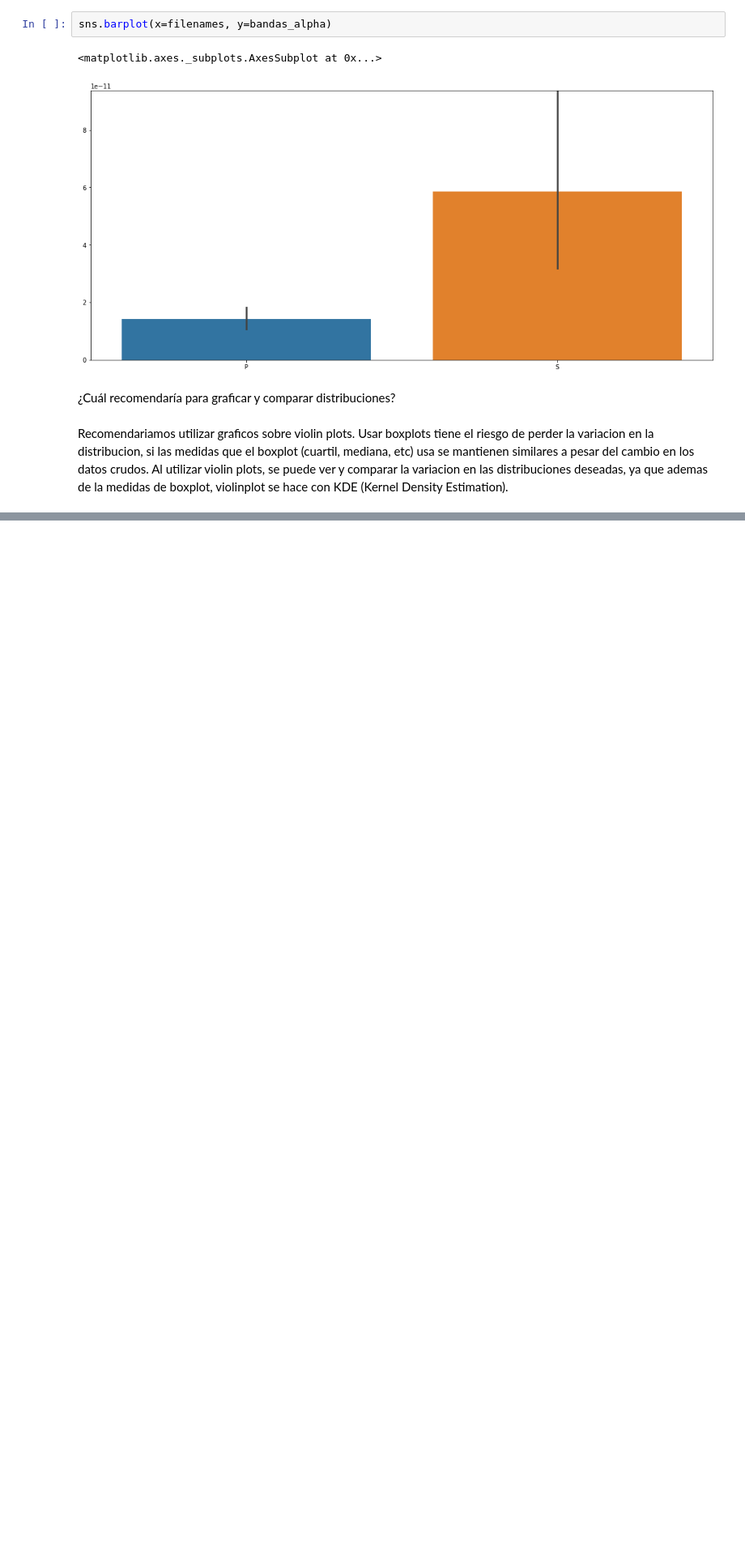
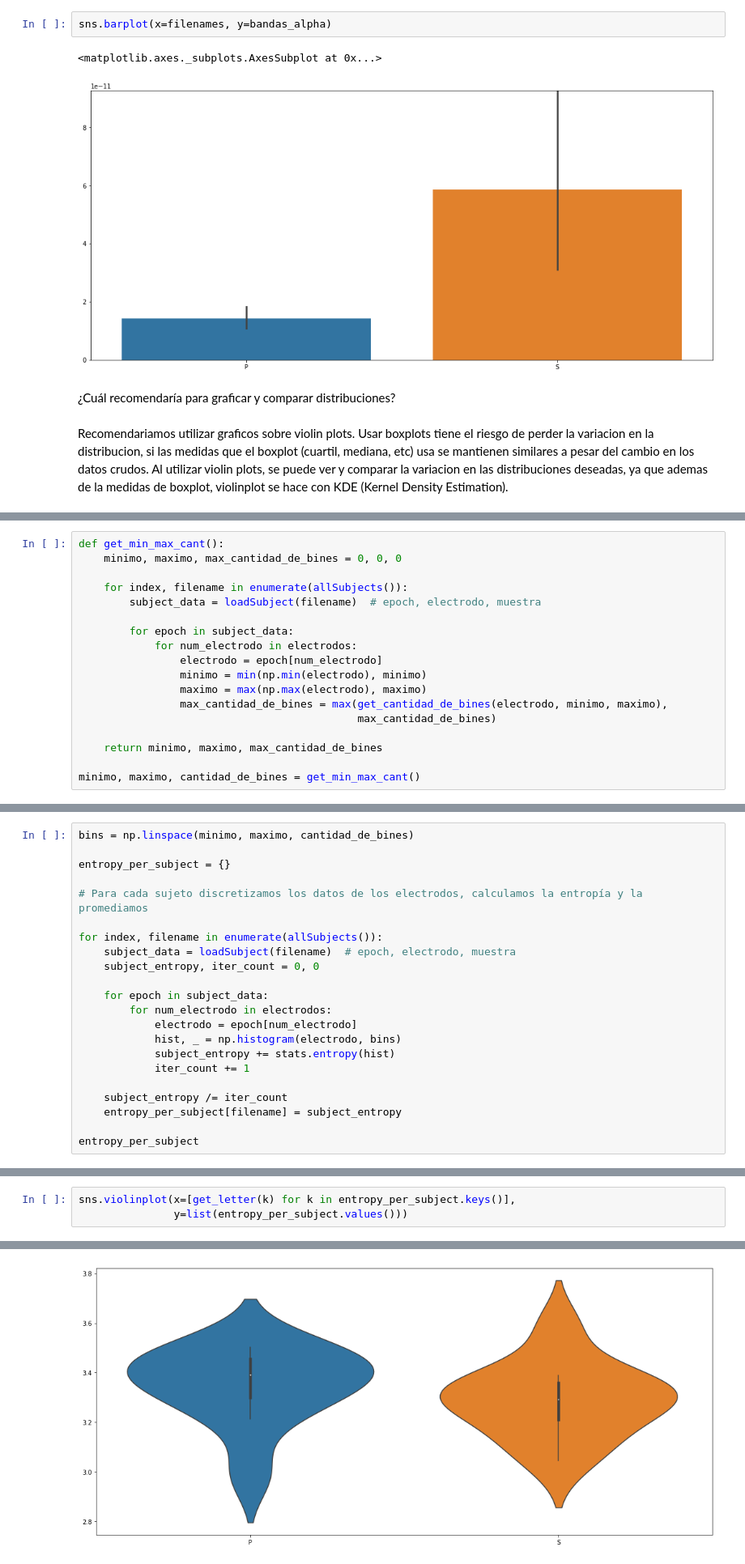
Before and after one commit to dgaus/cienciadatos, a Jupyter notebook: tp2/tp2.ipynb, the cells around one changed output, grey strips where cells are left out. Shown: that part at 81% size. Cells and saved outputs as stored; diff of their text form; blank space fills up the shorter version.

```diff
--- a/tp2/tp2.ipynb
+++ b/tp2/tp2.ipynb
@@ -248,0 +270,18 @@ print(4)
+# %%
+def get_min_max_cant():
+    minimo, maximo, max_cantidad_de_bines = 0, 0, 0
+
+    for index, filename in enumerate(allSubjects()):
+        subject_data = loadSubject(filename)  # epoch, electrodo, muestra
+
+        for epoch in subject_data:
+            for num_electrodo in electrodos:
+                electrodo = epoch[num_electrodo]
+                minimo = min(np.min(electrodo), minimo)
+                maximo = max(np.max(electrodo), maximo)
+                max_cantidad_de_bines = max(get_cantidad_de_bines(electrodo, minimo, maximo),
+                                            max_cantidad_de_bines)
+
+    return minimo, maximo, max_cantidad_de_bines
+
+minimo, maximo, cantidad_de_bines = get_min_max_cant()
@@ -248,0 +291,22 @@ print(4)
+# %%
+bins = np.linspace(minimo, maximo, cantidad_de_bines)
+
+entropy_per_subject = {}
+
+# Para cada sujeto discretizamos los datos de los electrodos, calculamos la entropía y la promediamos
+
+for index, filename in enumerate(allSubjects()):
+    subject_data = loadSubject(filename)  # epoch, electrodo, muestra
+    subject_entropy, iter_count = 0, 0
+
+    for epoch in subject_data:
+        for num_electrodo in electrodos:
+            electrodo = epoch[num_electrodo]
+            hist, _ = np.histogram(electrodo, bins)
+            subject_entropy += stats.entropy(hist)
+            iter_count += 1
+
+    subject_entropy /= iter_count
+    entropy_per_subject[filename] = subject_entropy
+
+entropy_per_subject
@@ -248,0 +334,4 @@ print(4)
+# %%
+sns.violinplot(x=[get_letter(k) for k in entropy_per_subject.keys()],
+               y=list(entropy_per_subject.values()))
+# %% [output]
@@ -248,0 +339 @@ print(4)
+[figure, added]
```
Also changed, not shown: parts of 32 cells of this notebook.
